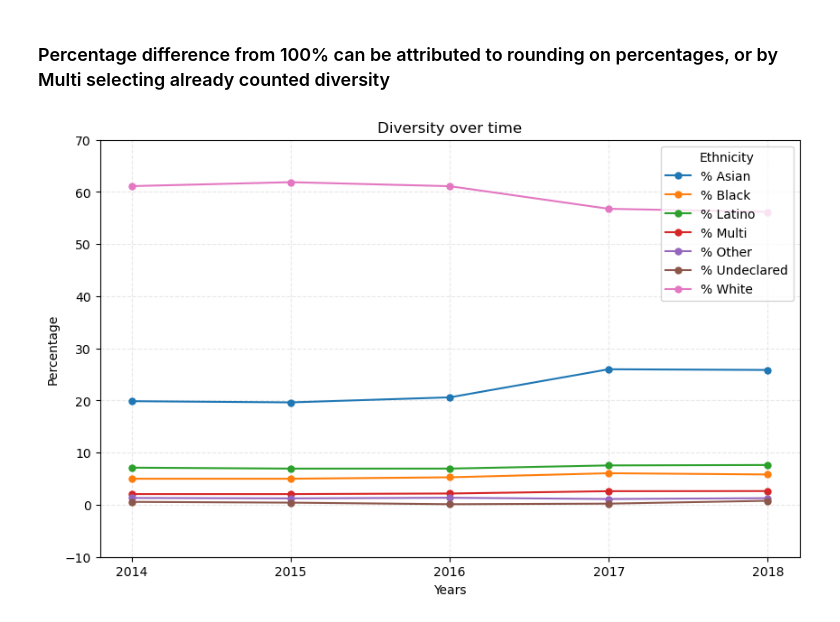
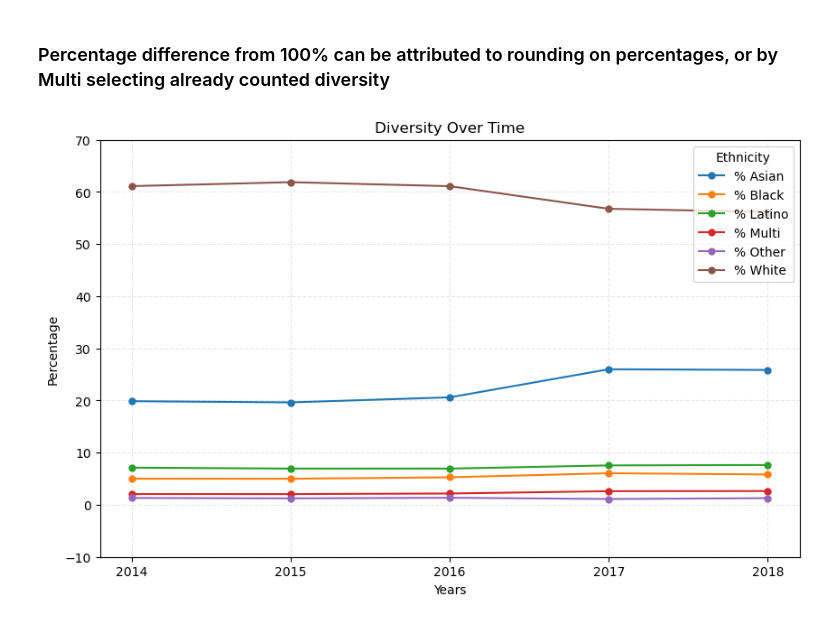
Before and after one commit to AIDecisions/project-1-group-15, a Jupyter notebook: neyda_work/data_cleaning_neyda.ipynb, the cells around one changed output. Saved outputs shown, nothing was run; the diff lists cells and outputs as text; code cells hidden in the pictures.

```diff
--- a/neyda_work/data_cleaning_neyda.ipynb
+++ b/neyda_work/data_cleaning_neyda.ipynb
@@ -236,27 +237,31 @@ df.to_csv("Diversity_in_tech_companies_plotting.csv")
 # %% [markdown]
 ### Percentage difference from 100% can be attributed to rounding on percentages, or by Multi selecting already counted diversity
 # %%
-# Plot racial diversity over time
+# Has racial diversity in the tech workplace increased over time?
+
 # 1. Get the data
-pivot_df = df.pivot_table(index='Year', values=['% White', '% Asian', '% Latino', '% Black', '% Multi', '% Other', '% Undeclared'], aggfunc='mean')
+pivot_df = df.pivot_table(index='Year', values=['% White', '% Asian', '% Latino', '% Black', '% Multi', '% Other'], aggfunc='mean')
 
 # 2. Make the canvas
-# plt.figure(figsize=(10, 6))
 plt.figure(figsize=(10, 6))
 
 # 3. Plot the data
 for column in pivot_df.columns:
     plt.plot(pivot_df.index, pivot_df[column], label=column, marker='o', linestyle='-', markersize=5)
 
-plt.title('Diversity over time')
+# Customize the data
+plt.title('Diversity Over Time')
 plt.xlabel('Years')
 plt.ylabel('Percentage')
 plt.xticks(pivot_df.index)
 plt.yticks(range(-10, 71, 10))
+
+# Create the legend and grid
 plt.legend(title='Ethnicity')
 plt.grid(linestyle='--', alpha=0.5, color='lightgray')
 
-# 4. Show/Save the plot
+# 4. Show and Save the plot
+plt.savefig("./Images/DiversityOverTime.png")
 plt.show()
 # %% [output]
-[figure, old version]
+[figure, new version]
```
Also changed, not shown: parts of 29 cells of this notebook, 1 other file.
